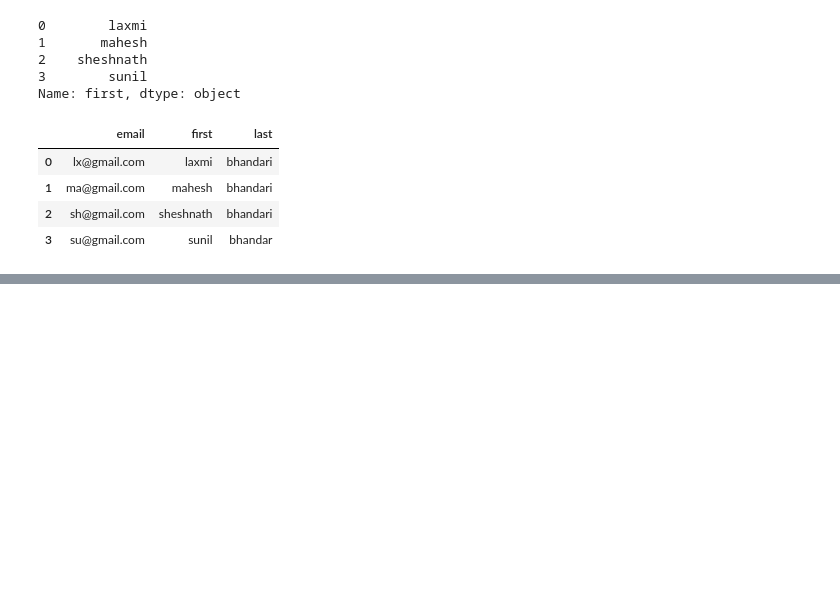
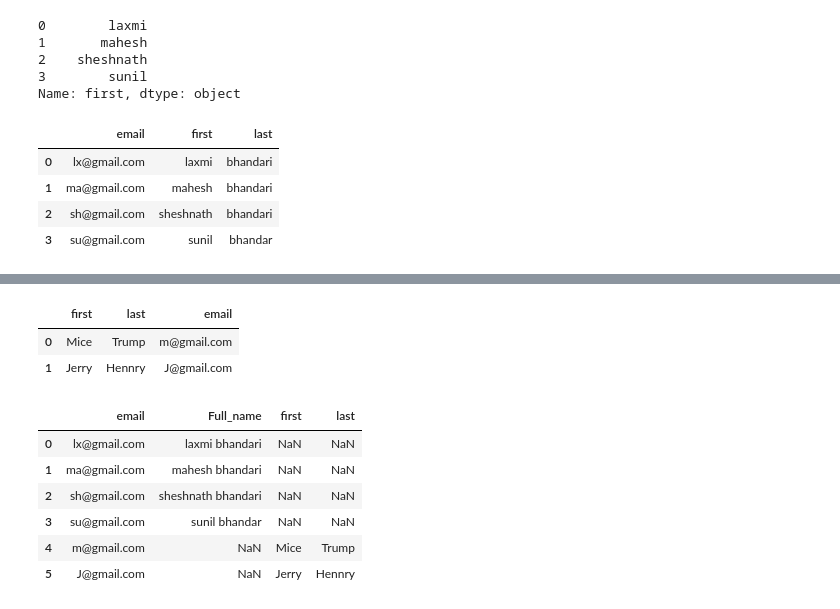
Before and after one commit to sunilbhandari123/Pandas-Learning, a Jupyter notebook: dataframe practise.ipynb, the cells around one changed output, grey strips where cells are left out. Drawn from its saved outputs; the diff is of its cells as text; code cells hidden in the pictures; blank space fills up the shorter version.

```diff
--- a/dataframe practise.ipynb
+++ b/dataframe practise.ipynb
@@ -515,0 +570,2 @@ df
+# %%
+df[['first','last']]=df['Full_name'].str.split(' ',expand=True)
@@ -515,0 +599,2 @@ df
+# %%
+df.append({'Full_name':'Neymar Jr'},ignore_index=True)
@@ -515,0 +612,14 @@ df
+# %%
+people={
+    'first':['Mice',"Jerry"],
+    'last':['Trump','Hennry'],
+    'email':['m@gmail.com','J@gmail.com']
+}
+# %%
+df2=pd.DataFrame(people)
+# %%
+df2
+# %% [output]
+|  | first | last | email |
+| 0 | Mice | Trump | m@gmail.com |
+| 1 | Jerry | Hennry | J@gmail.com |
@@ -515,0 +628,10 @@ df
+# %%
+df.append(df2,ignore_index=True)
+# %% [output]
+|  | email | Full_name | first | last |
+| 0 | lx@gmail.com | laxmi bhandari | NaN | NaN |
+| 1 | ma@gmail.com | mahesh bhandari | NaN | NaN |
+| 2 | sh@gmail.com | sheshnath bhandari | NaN | NaN |
+| 3 | su@gmail.com | sunil bhandar | NaN | NaN |
+| 4 | m@gmail.com | NaN | Mice | Trump |
+| 5 | J@gmail.com | NaN | Jerry | Hennry |
```
Also changed, not shown: parts of 25 cells of this notebook.
